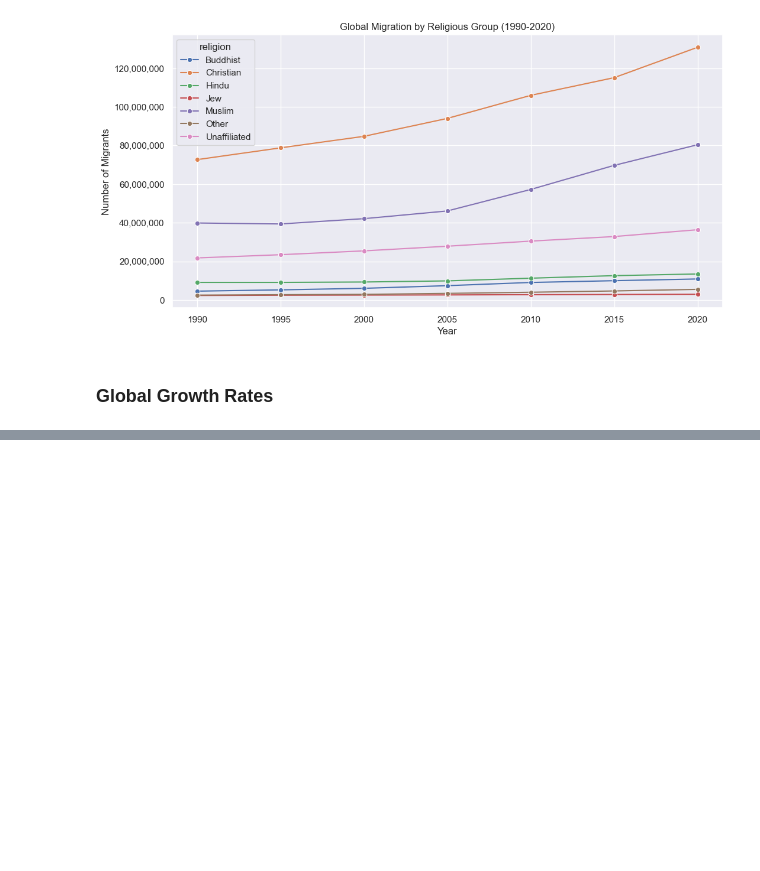
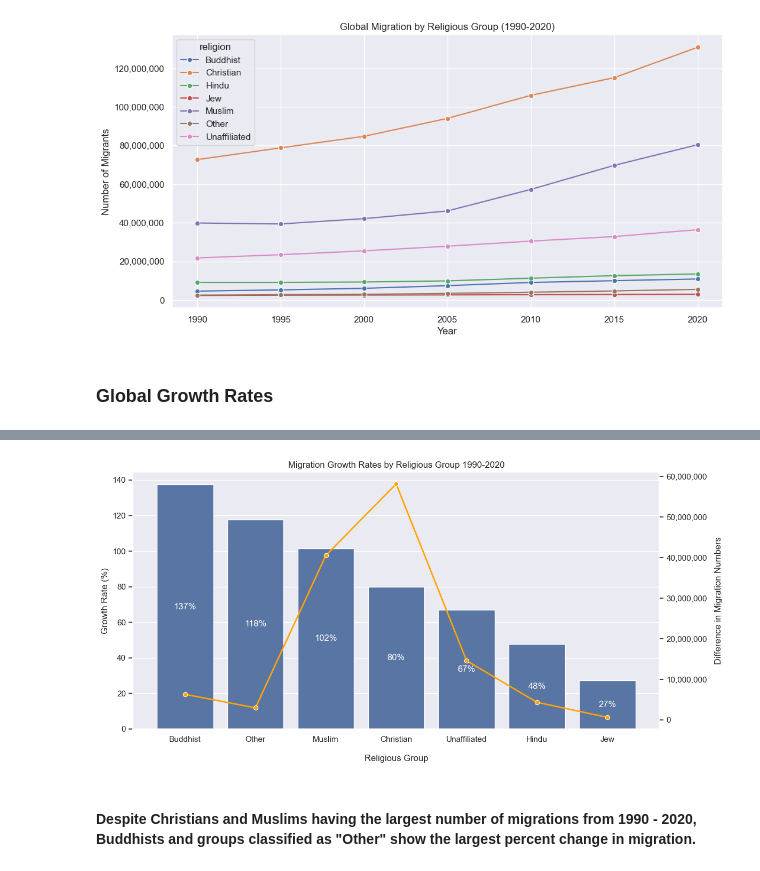
Before and after one commit to kmogarro/portfolio, a Jupyter notebook: python-projects/Global_Religious_Migration_Analysis_1990-2020/global_religious_migration_1990-2020.ipynb, the cells around one changed output, grey strips where cells are left out. Cells and saved outputs as stored; diff of their text form; code cells hidden in the pictures; blank space fills up the shorter version.

Commit message:
- Create Migration Growth Rates by Religious Group dual axis chart - Create Global Migration Growth Rates by Religious Group Before and After 2005 grouped bar chart - Began rough Regional analysis

```diff
--- a/python-projects/Global_Religious_Migration_Analysis_1990-2020/global_religious_migration_1990-2020.ipynb
+++ b/python-projects/Global_Religious_Migration_Analysis_1990-2020/global_religious_migration_1990-2020.ipynb
@@ -244,0 +219,38 @@ global_growth_df
+# %%
+#Pivot the dataframe with years as column, migration count as values and religion as index
+global_growth_df = global_level_df.pivot_table(index='religion', columns='year', values='count')
+#Add growth rate column
+global_growth_df['growthrate'] = (global_growth_df[2020] - global_growth_df[1990]) / global_growth_df[1990] * 100
+global_growth_df['abs_diff'] = global_growth_df[2020] - global_growth_df[1990]
+
+fig, ax1 = plt.subplots(figsize=(12, 6))
+sns.barplot(data=global_growth_df,
+            x='religion',
+            y='growthrate',
+           order=global_growth_df.sort_values('growthrate', ascending=False).index,
+           ax=ax1)
+
+ax1.set_xlabel('Religious Group', labelpad=15)
+ax1.set_ylabel('Growth Rate (%)')
+ax1.bar_label(ax1.containers[0], label_type='center', color='white', fmt=lambda x: f'{x:.0f}%')
+
+ax2 = ax1.twinx()
+sns.lineplot(data=global_growth_df,
+             x='religion',
+             y='abs_diff',
+             ax=ax2,
+             color='orange',
+             linewidth=2,
+             marker='o'
+           )
+ax2.yaxis.set_major_formatter(plt.FuncFormatter(lambda x, p: format(int(x), ',')))
+ax2.set_ylabel('Difference in Migration Numbers', labelpad=10)
+ax2.grid(alpha=0)
+
+
+plt.title('Migration Growth Rates by Religious Group 1990-2020')
+plt.tight_layout()
+# %% [output]
+[figure, added]
+# %% [markdown]
+#### Despite Christians and Muslims having the largest number of migrations from 1990 - 2020, Buddhists and groups classified as "Other" show the largest percent change in migration.
```
Also changed, not shown: parts of 9 cells of this notebook.
